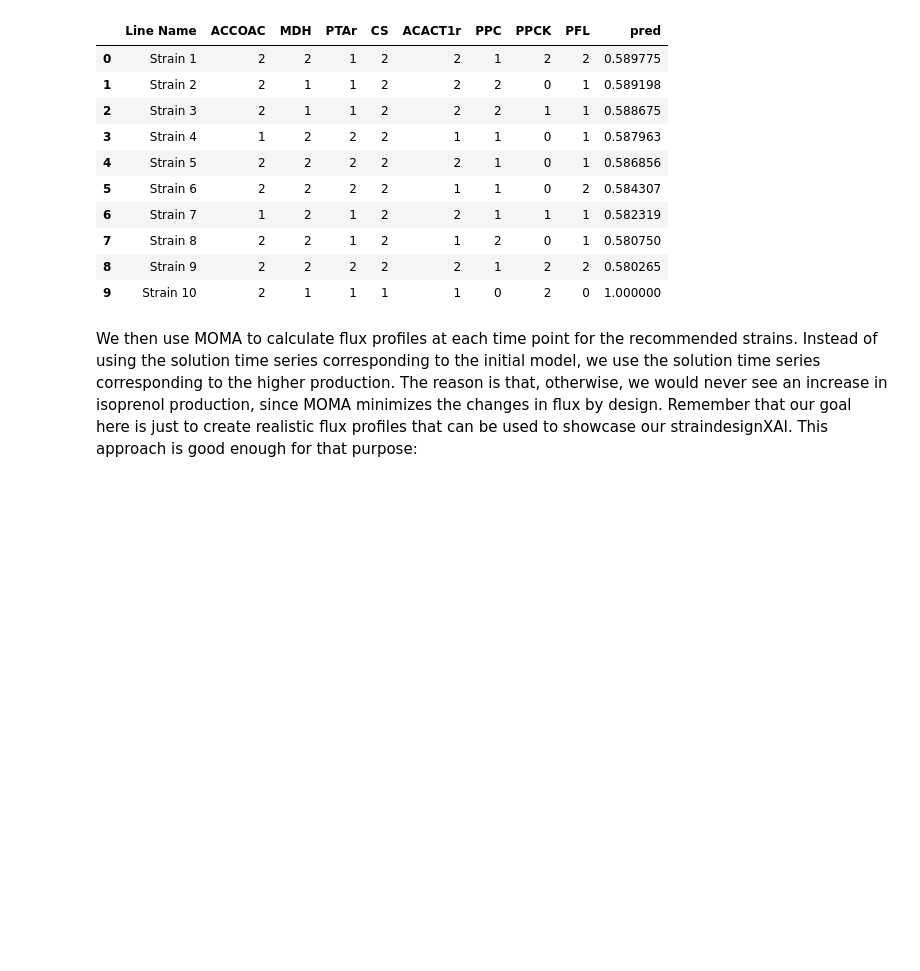
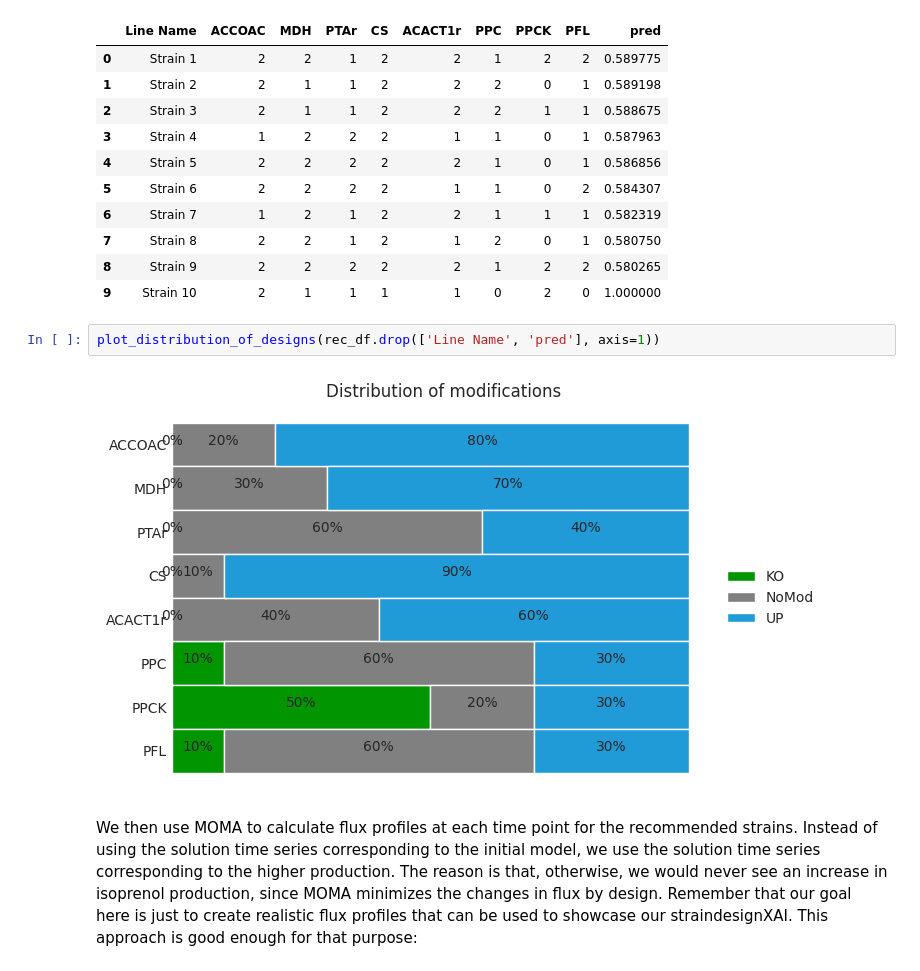
Before and after one commit to costasmexis/straindesignXAI, a Jupyter notebook: notebooks/Notebook D.ipynb, the cells around one changed output. Saved outputs shown, nothing was run; the diff lists cells and outputs as text; blank space fills up the shorter version.

```diff
--- a/notebooks/Notebook D.ipynb
+++ b/notebooks/Notebook D.ipynb
@@ -138,6 +138,10 @@ rec_df
 | 7 | Strain 8 | 2 | 2 | 1 | 2 | 1 | 2 | 0 | 1 | 0.580750 |
 | 8 | Strain 9 | 2 | 2 | 2 | 2 | 2 | 1 | 2 | 2 | 0.580265 |
 | 9 | Strain 10 | 2 | 1 | 1 | 1 | 1 | 0 | 2 | 0 | 1.000000 |
+# %%
+plot_distribution_of_designs(rec_df.drop(['Line Name', 'pred'], axis=1))
+# %% [output]
+[figure, added]
 # %% [markdown]
 We then use MOMA to calculate flux profiles at each time point for the recommended strains. Instead of using the solution time series corresponding to the initial model, we use the solution time series corresponding to the higher production. The reason is that, otherwise, we would never see an increase in isoprenol production, since MOMA minimizes the changes in flux by design. Remember that our goal here is just to create realistic flux profiles that can be used to showcase our straindesignXAI. This approach is good enough for that purpose:
 # %%
```
Also changed, not shown: parts of 2 cells of this notebook, 10 other files.
